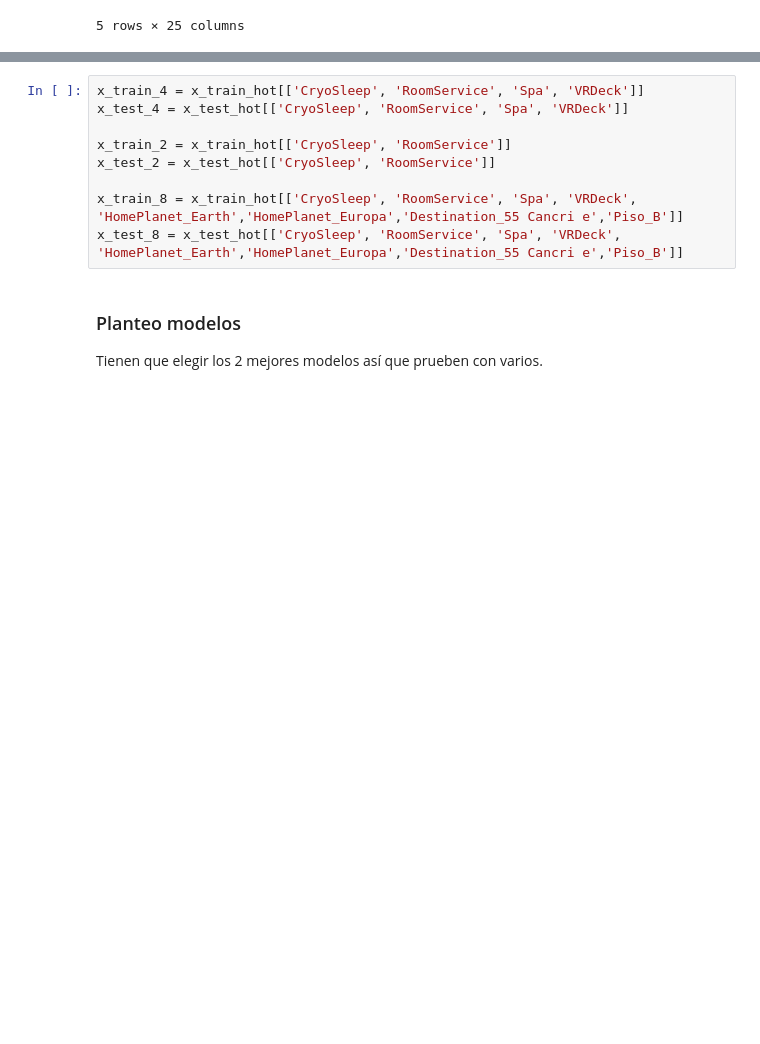
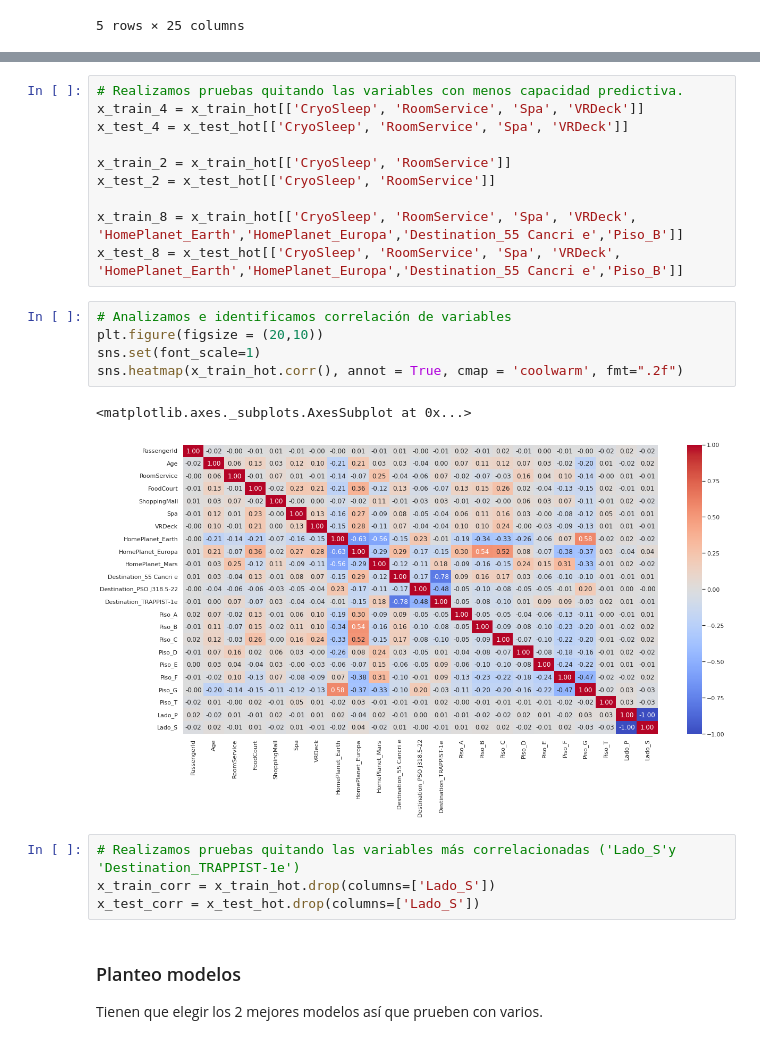
Before and after one commit to SebastianOrmaechea/An-lisis-Supervisado-Grupo-32, a Jupyter notebook: Practico_An_Sup_SGO_v5.ipynb, the cells around one changed output, grey strips where cells are left out. Saved outputs shown, nothing was run; the diff lists cells and outputs as text; blank space fills up the shorter version.

```diff
--- a/Practico_An_Sup_SGO_v5.ipynb
+++ b/Practico_An_Sup_SGO_v5.ipynb
@@ -316,4 +352,5 @@ Selected best 8:
 # %%
+# Realizamos pruebas quitando las variables con menos capacidad predictiva.
 x_train_4 = x_train_hot[['CryoSleep', 'RoomService', 'Spa', 'VRDeck']]
 x_test_4 = x_test_hot[['CryoSleep', 'RoomService', 'Spa', 'VRDeck']]
 
@@ -322,6 +359,18 @@ x_test_2 = x_test_hot[['CryoSleep', 'RoomService']]
 
 x_train_8 = x_train_hot[['CryoSleep', 'RoomService', 'Spa', 'VRDeck', 'HomePlanet_Earth','HomePlanet_Europa','Destination_55 Cancri e','Piso_B']]
 x_test_8 = x_test_hot[['CryoSleep', 'RoomService', 'Spa', 'VRDeck', 'HomePlanet_Earth','HomePlanet_Europa','Destination_55 Cancri e','Piso_B']]
+# %%
+# Analizamos e identificamos correlación de variables
+plt.figure(figsize = (20,10))
+sns.set(font_scale=1)
+sns.heatmap(x_train_hot.corr(), annot = True, cmap = 'coolwarm', fmt=".2f")
+# %% [output]
+<matplotlib.axes._subplots.AxesSubplot at 0x...>
+[figure, added]
+# %%
+# Realizamos pruebas quitando las variables más correlacionadas ('Lado_S'y 'Destination_TRAPPIST-1e')
+x_train_corr = x_train_hot.drop(columns=['Lado_S'])
+x_test_corr = x_test_hot.drop(columns=['Lado_S'])
 # %% [markdown]
 ### Planteo modelos
 Tienen que elegir los 2 mejores modelos así que prueben con varios.
```
Also changed, not shown: parts of 17 cells of this notebook.
